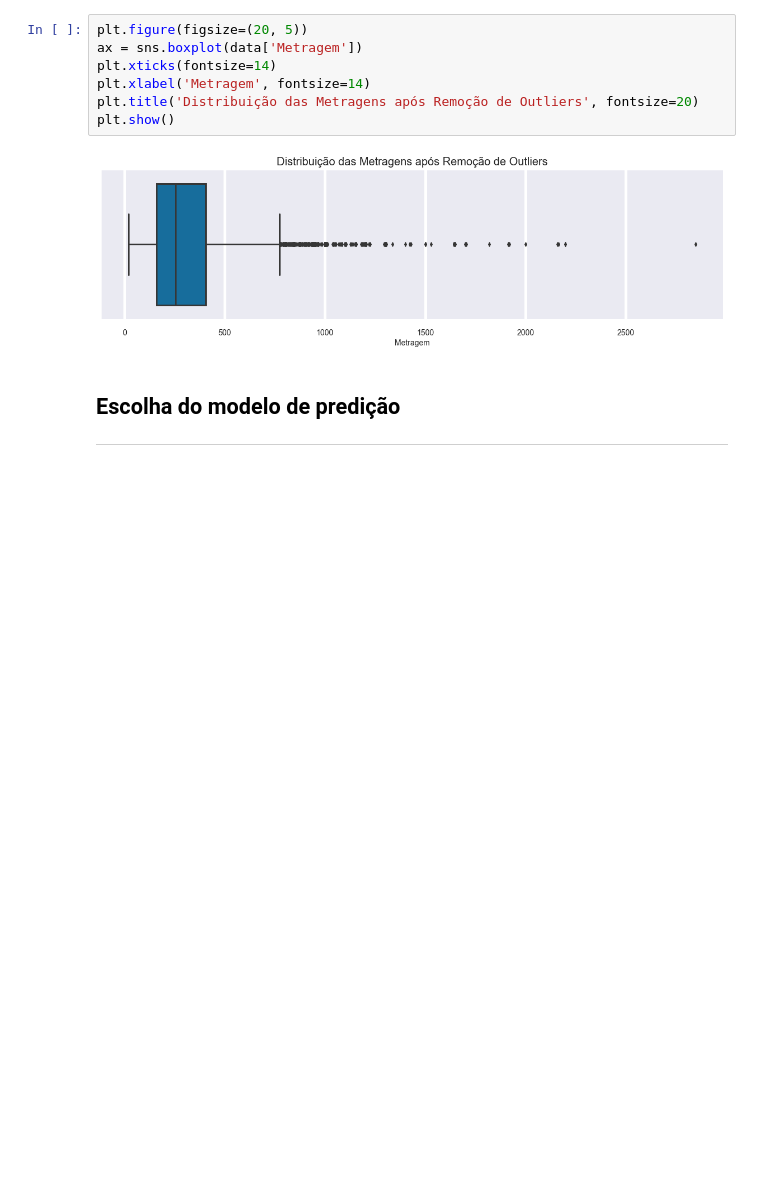
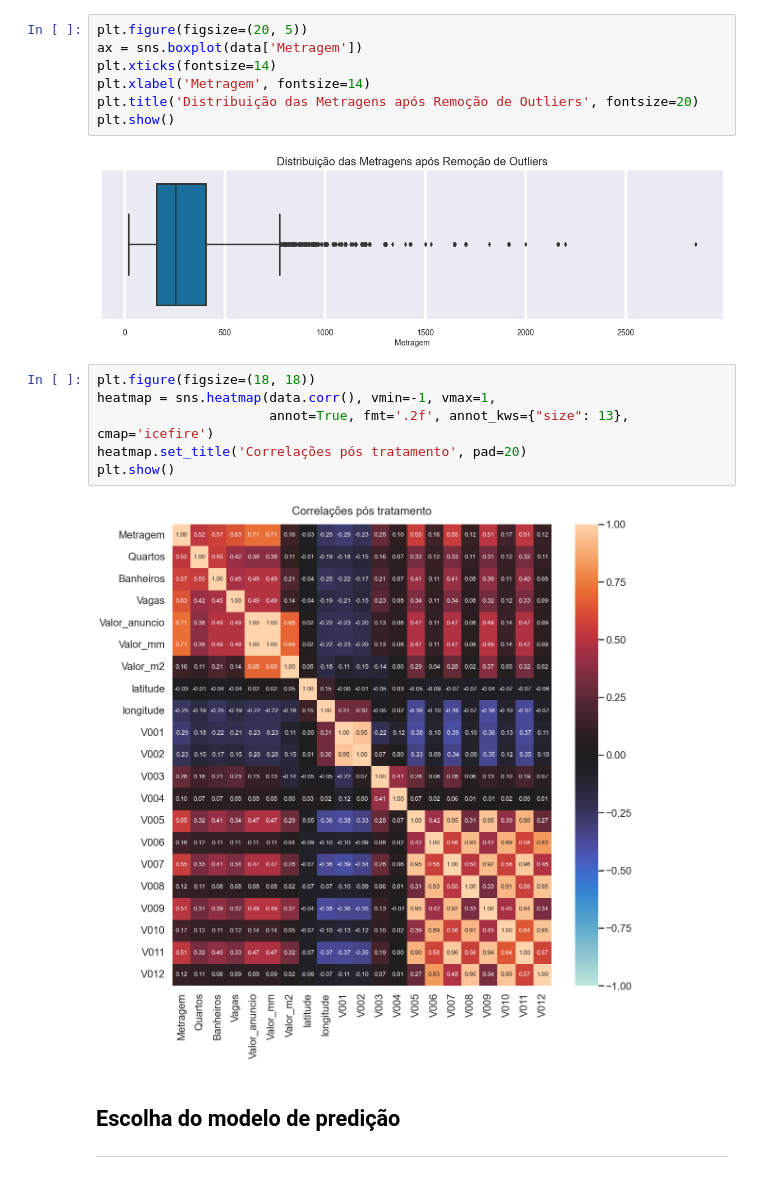
Before and after one commit to GabrielBG0/Sao-Paulo-Home-Prices, a Jupyter notebook: finalProject.ipynb, the cells around one changed output. Cells and saved outputs as stored; diff of their text form; blank space fills up the shorter version.

```diff
--- a/finalProject.ipynb
+++ b/finalProject.ipynb
@@ -349,6 +347,14 @@ plt.title('Distribuição das Metragens após Remoção de Outliers', fontsize=2
 plt.show()
 # %% [output]
 [figure]
+# %%
+plt.figure(figsize=(18, 18))
+heatmap = sns.heatmap(data.corr(), vmin=-1, vmax=1,
+                      annot=True, fmt='.2f', annot_kws={"size": 13}, cmap='icefire')
+heatmap.set_title('Correlações pós tratamento', pad=20)
+plt.show()
+# %% [output]
+[figure, added]
 # %% [markdown]
 ## Escolha do modelo de predição
 ---
```
Also changed, not shown: parts of 22 cells of this notebook, 2 other files.
